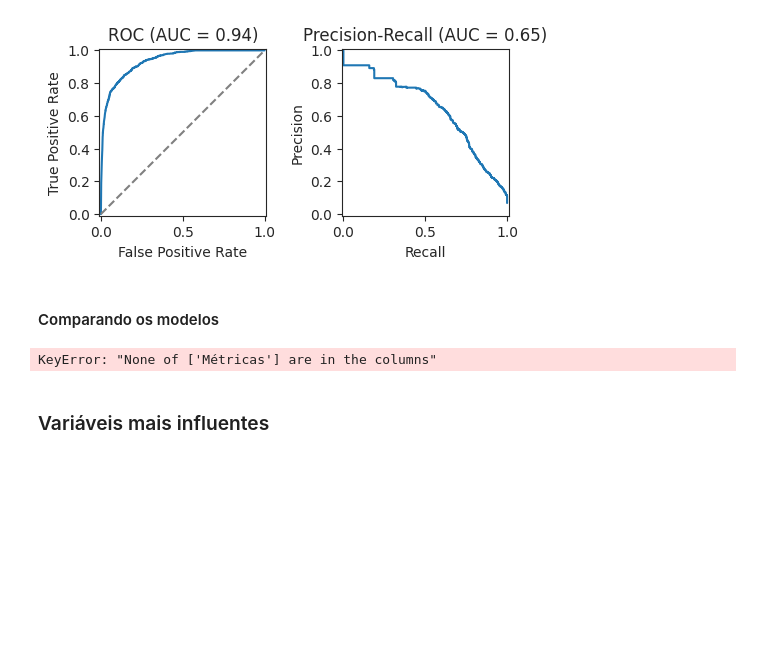
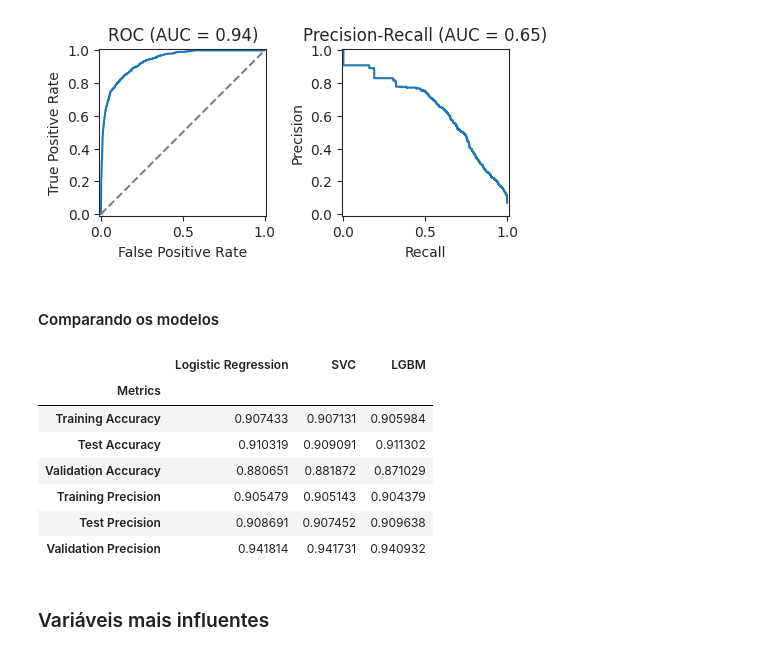
Before and after one commit to sergiorkd/CmapssFailurePrediction, a Jupyter notebook: TCC_final.ipynb, the cells around one changed output. Drawn from its saved outputs; the diff is of its cells as text; code cells hidden in the pictures; blank space fills up the shorter version.

```diff
--- a/TCC_final.ipynb
+++ b/TCC_final.ipynb
@@ -1434,35 +1434,42 @@ data = {
         logistic_valid_acc_1,
         logistic_treino_precision_1,
         logistic_teste_precision_1,
         logistic_valid_precision_1
     ],
     'SVC': [
         svm_treino_acc,
         svm_teste_acc,
         svm_valid_acc,
         svm_treino_precision,
         svm_teste_precision,
         svm_valid_precision
     ],
     'LGBM': [
         lgb_treino_acc,
         lgb_teste_acc,
         lgb_valid_acc,
         lgb_treino_precision,
         lgb_teste_precision,
         lgb_valid_precision
     ]
 }
 
 # Creating dataframe
 metrics_df = pd.DataFrame(data)
 
 # Using Metrics as index
-metrics_df.set_index('Métricas', inplace=True)
+metrics_df.set_index('Metrics', inplace=True)
 
 metrics_df
 # %% [output]
-KeyError: "None of ['Métricas'] are in the columns"
+|  | Logistic Regression | SVC | LGBM |
+| Metrics |  |  |  |
+| Training Accuracy | 0.907433 | 0.907131 | 0.905984 |
+| Test Accuracy | 0.910319 | 0.909091 | 0.911302 |
+| Validation Accuracy | 0.880651 | 0.881872 | 0.871029 |
+| Training Precision | 0.905479 | 0.905143 | 0.904379 |
+| Test Precision | 0.908691 | 0.907452 | 0.909638 |
+| Validation Precision | 0.941814 | 0.941731 | 0.940932 |
 # %% [markdown]
 ### Variáveis mais influentes
 # %%
```
Also changed, not shown: parts of 5 cells of this notebook.
